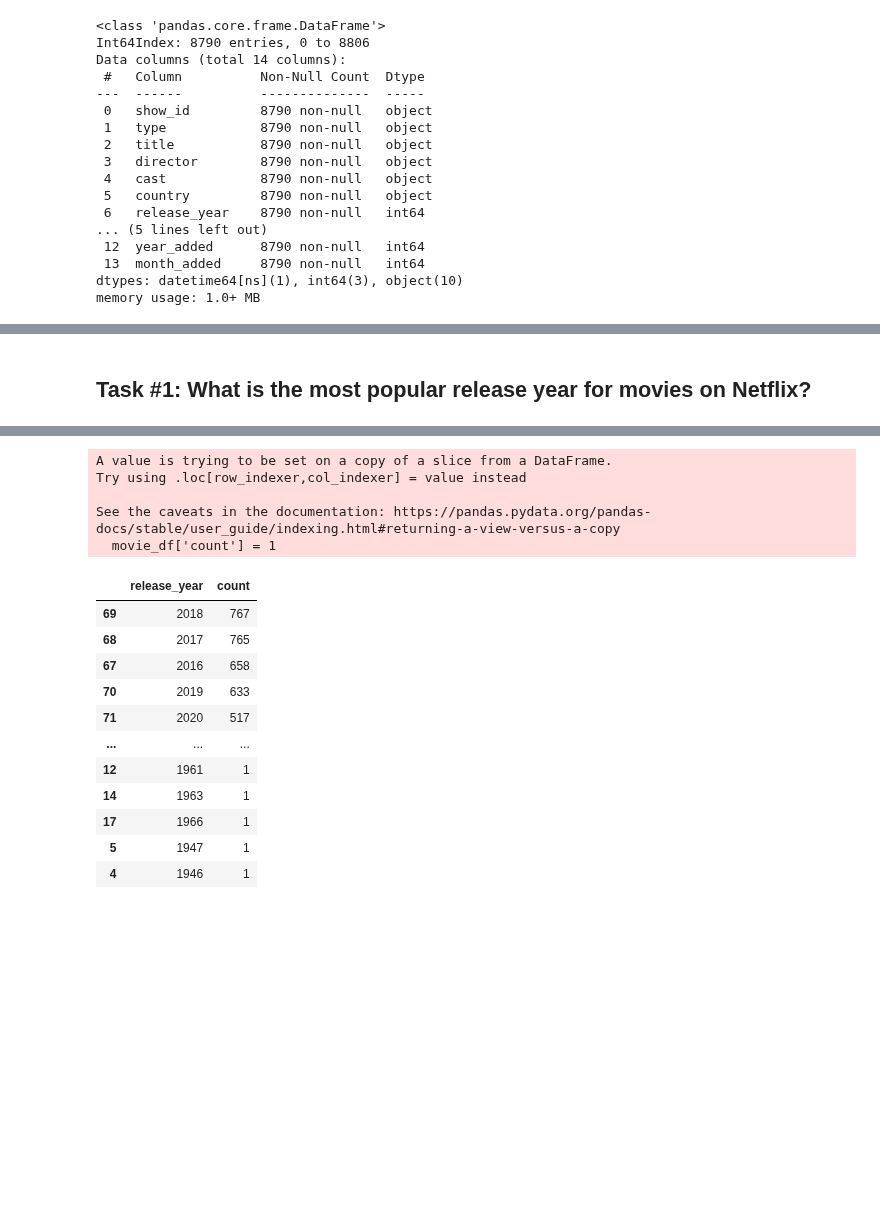
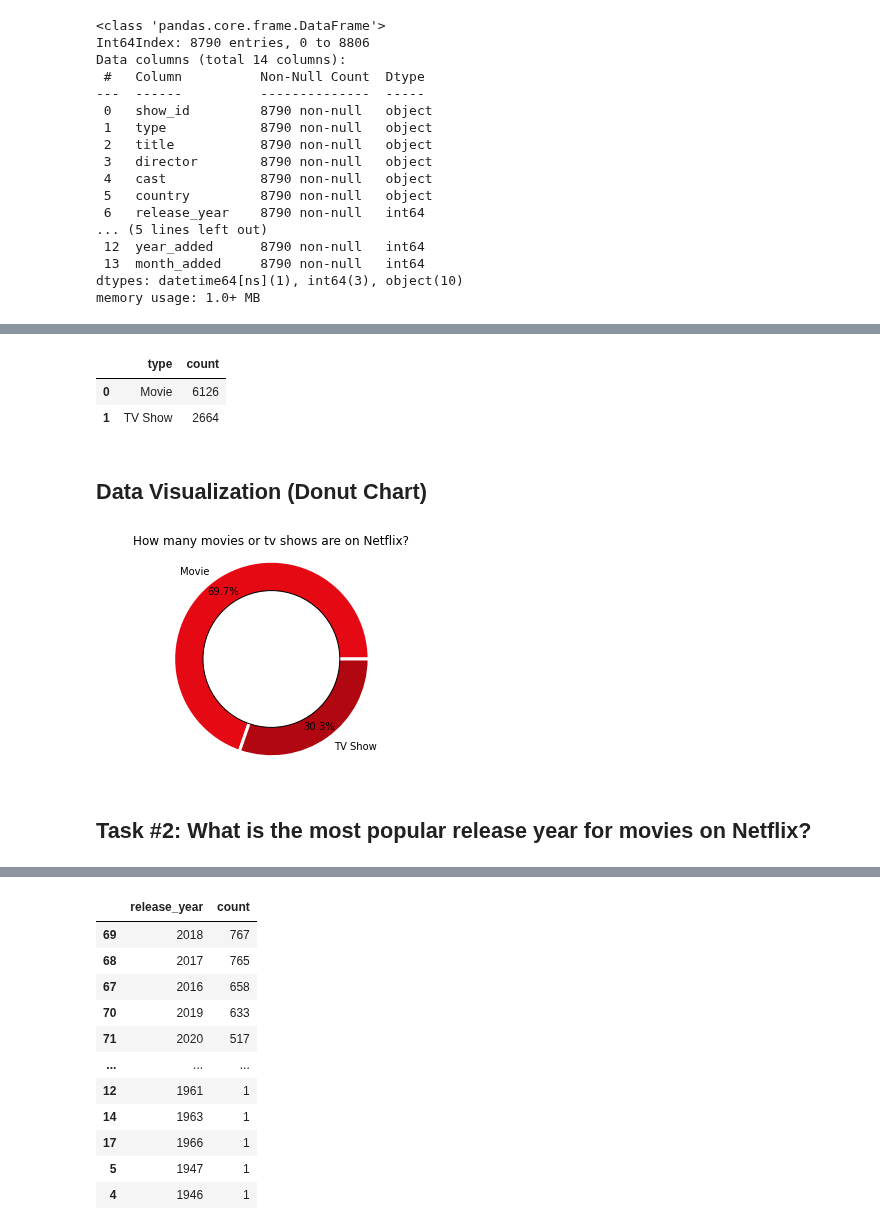
Before and after one commit to rony-guerra/Netflix_Analysis, a Jupyter notebook: Netflix_Analysis_v1.ipynb, the cells around one changed output, grey strips where cells are left out. Saved outputs shown, nothing was run; the diff lists cells and outputs as text; code cells hidden in the pictures; blank space fills up the shorter version.

```diff
--- a/Netflix_Analysis_v1.ipynb
+++ b/Netflix_Analysis_v1.ipynb
@@ -158,0 +171,28 @@ memory usage: 1.0+ MB
+# %%
+catalogue_count = df.groupby(['type']).sum().reset_index()[['type','count']]
+# %%
+catalogue_count.sort_values(by='count',ascending=False)
+# %% [output]
+|  | type | count |
+| 0 | Movie | 6126 |
+| 1 | TV Show | 2664 |
+# %% [markdown]
+## Data Visualization (Donut Chart)
+# %%
+label = catalogue_count['type']
+value = catalogue_count['count']
+# %%
+colors = ['#E50914','#B00710']
+explode = (0,0)
+plt.pie(value, colors=colors, labels=label, explode=explode, autopct='%1.1f%%',
+ pctdistance =0.85,
+ shadow=False,
+ wedgeprops={'linewidth': 3.0, 'edgecolor': 'white'},)
+centre_circle = plt.Circle((0,0),0.70,color='black', fc='white',linewidth=1.00)
+fig = plt.gcf()
+fig.gca().add_artist(centre_circle)
+plt.axis('equal')
+plt.title('How many movies or tv shows are on Netflix?')
+plt.show()
+# %% [output]
+[figure, added]
@@ -159,5 +201,5 @@ memory usage: 1.0+ MB
 # %% [markdown]
-## Task #1: What is the most popular release year for movies on Netflix?
+## Task #2: What is the most popular release year for movies on Netflix?
 # %%
 df.head(2)
 # %% [output]
@@ -167,14 +209,7 @@ df.head(2)
 # %%
 movie_df = df[df['type']=='Movie']
 # %%
-movie_df['count'] = 1
 released_year_summed = movie_df.groupby(['release_year']).sum().reset_index()[['release_year','count']]
-# %% [output]
-A value is trying to be set on a copy of a slice from a DataFrame.
-Try using .loc[row_indexer,col_indexer] = value instead
-
-See the caveats in the documentation: https://pandas.pydata.org/pandas-docs/stable/user_guide/indexing.html#returning-a-view-versus-a-copy
-  movie_df['count'] = 1
 # %%
 released_year_summed.sort_values(by='count',ascending=False)
 # %% [output]
```
Also changed, not shown: parts of 10 cells of this notebook.
